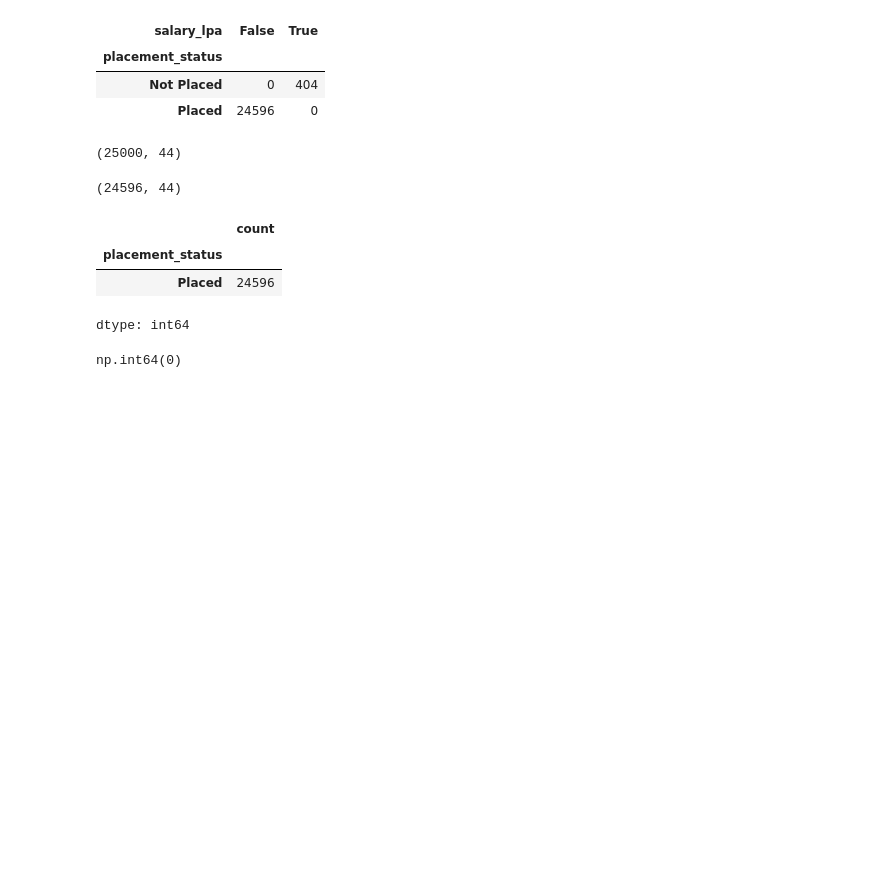
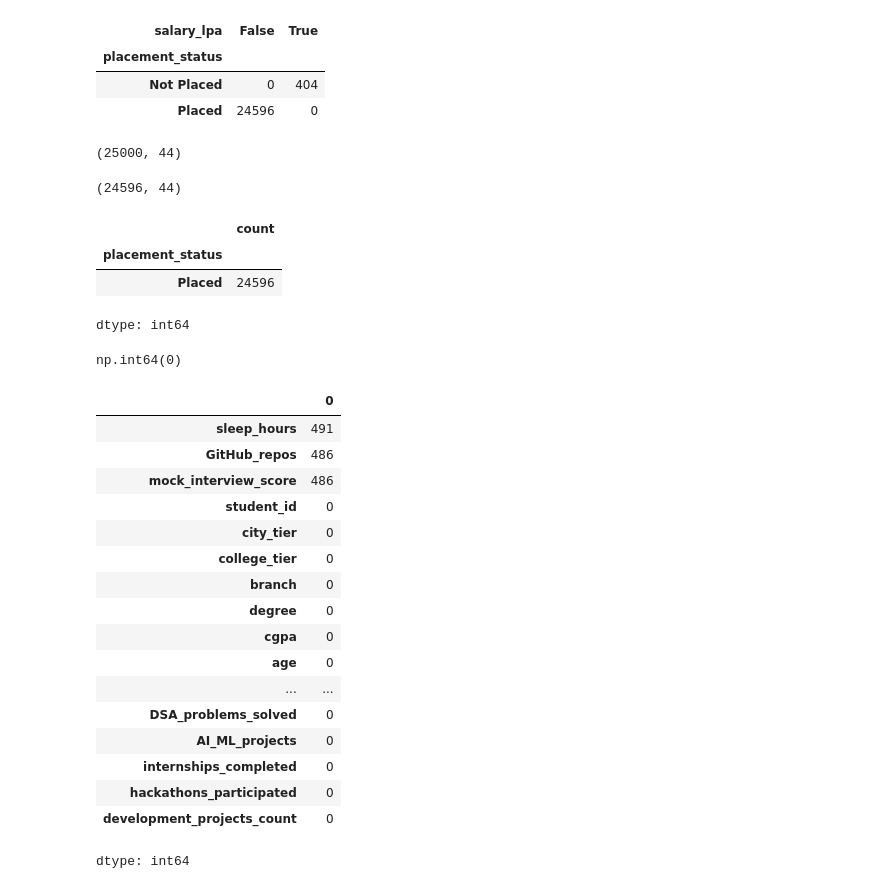
Before and after one commit to DasithiJayasinghe/Student-Career-Success-Analytics, a Jupyter notebook: notebooks/Salary_Prediction.ipynb, the cells around one changed output. Saved outputs shown, nothing was run; the diff lists cells and outputs as text; code cells hidden in the pictures; blank space fills up the shorter version.

Commit message:
Implemented data cleaning and handled missing values

```diff
--- a/notebooks/Salary_Prediction.ipynb
+++ b/notebooks/Salary_Prediction.ipynb
@@ -132,3 +132,24 @@ dtype: int64
 (salary_df['salary_lpa'] == 0).sum()
 # %% [output]
 np.int64(0)
+# %%
+salary_df.isnull().sum().sort_values(ascending=False).head(20)
+# %% [output]
+|  | 0 |
+| sleep_hours | 491 |
+| GitHub_repos | 486 |
+| mock_interview_score | 486 |
+| student_id | 0 |
+| city_tier | 0 |
+| college_tier | 0 |
+| branch | 0 |
+| degree | 0 |
+| cgpa | 0 |
+| age | 0 |
+| ... | ... |
+| DSA_problems_solved | 0 |
+| AI_ML_projects | 0 |
+| internships_completed | 0 |
+| hackathons_participated | 0 |
+| development_projects_count | 0 |
+dtype: int64
```
Also changed, not shown: parts of 7 cells of this notebook.
